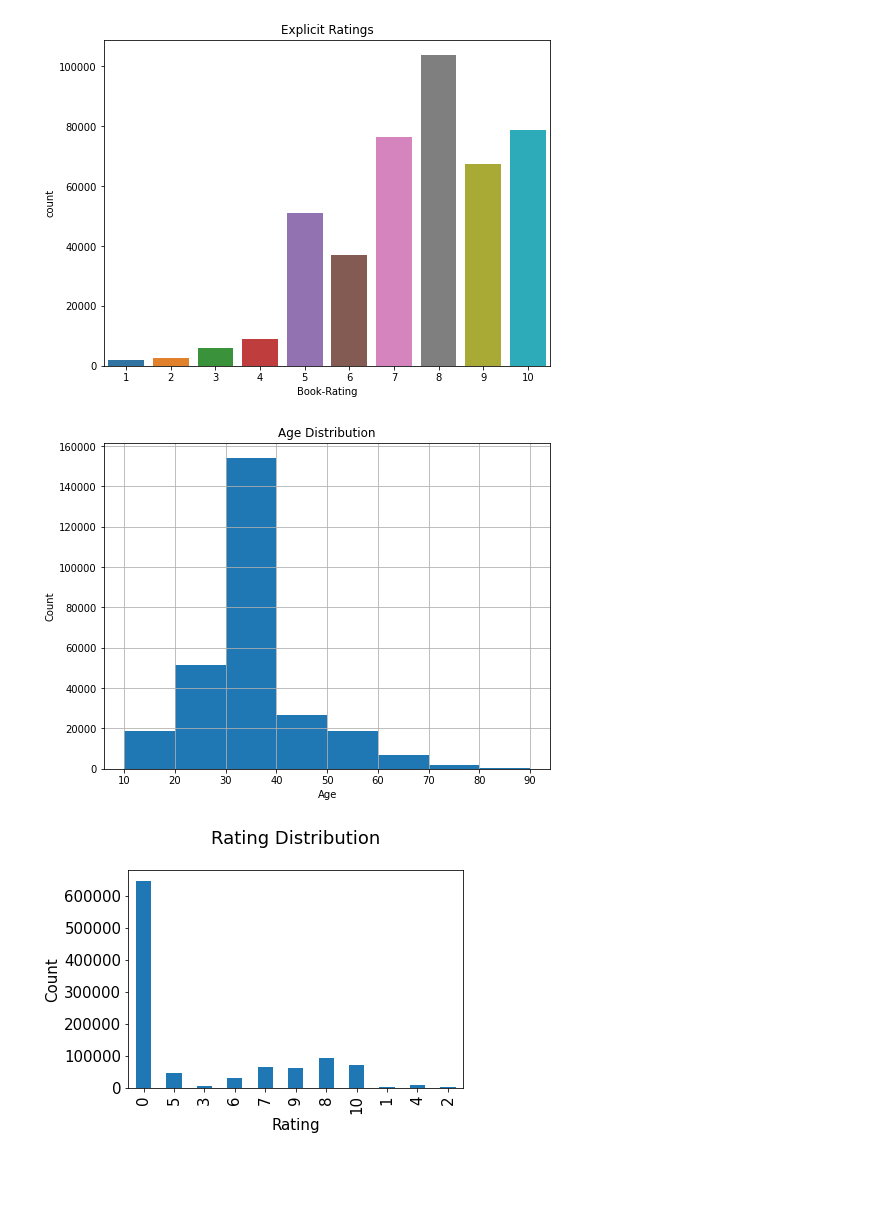
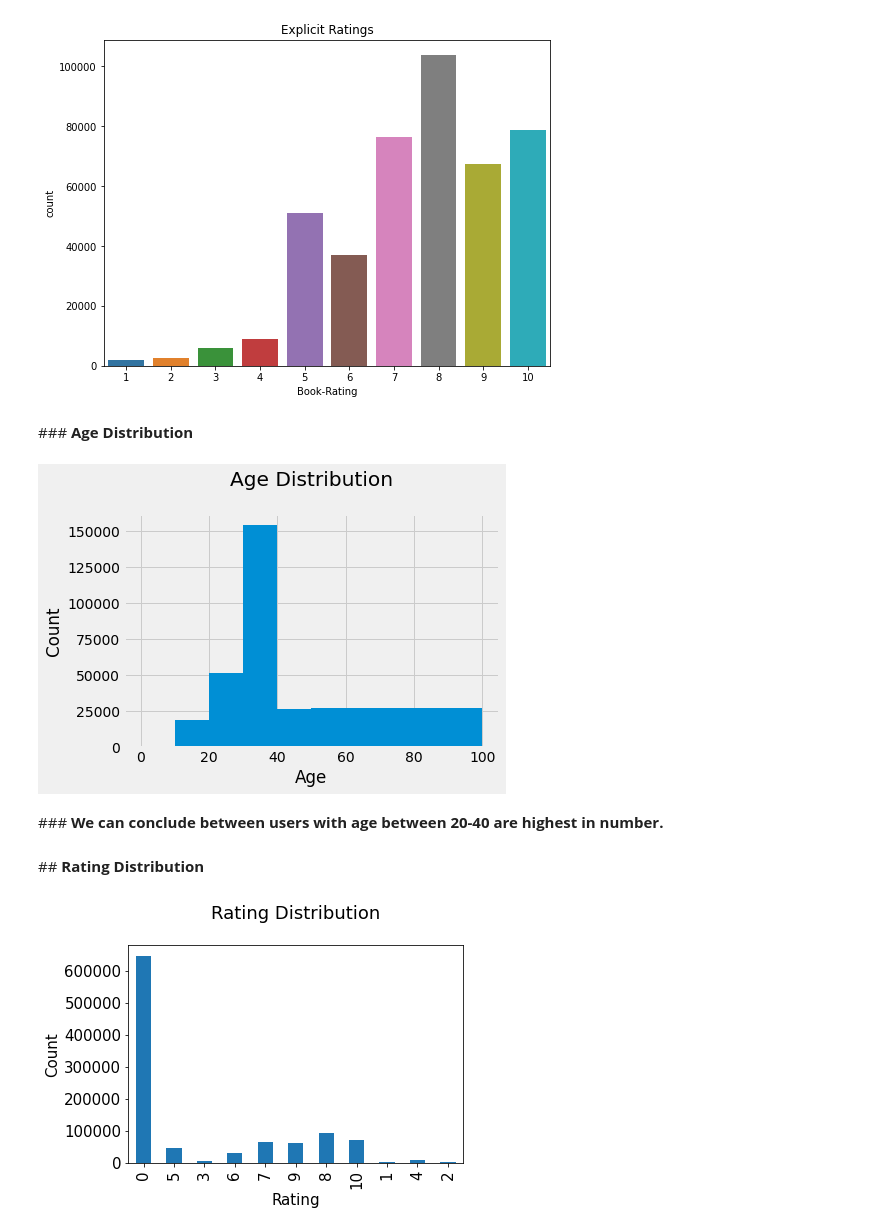
Before and after one commit to SachinSPanchal/Book-Recomendation-Sytem, a Jupyter notebook: Final_Book_Recommendation_system.ipynb, the cells around one changed output. Cells and saved outputs as stored; diff of their text form; code cells hidden in the pictures; blank space fills up the shorter version.

```diff
--- a/Final_Book_Recommendation_system.ipynb
+++ b/Final_Book_Recommendation_system.ipynb
@@ -563,16 +580,20 @@ plt.title("Explicit Ratings")
 # %% [output]
 Text(0.5, 1.0, 'Explicit Ratings')
 [figure]
+# %% [markdown]
+###<b> Age Distribution
 # %%
-#Age distribution
-plt.figure(figsize=(8,6))
-users.Age.hist(bins=[10*i for i in range(1, 10)])
-plt.title('Age Distribution')
+users.Age.hist(bins=[0, 10, 20, 30, 40, 50, 100])
+plt.title('Age Distribution\n')
 plt.xlabel('Age')
 plt.ylabel('Count')
 plt.show()
 # %% [output]
-[figure, old version]
+[figure, new version]
+# %% [markdown]
+###<b> We can conclude between users with age between 20-40 are highest in number.
+# %% [markdown]
+##<b> Rating Distribution
 # %%
 plt.rc("font", size=15)
 ratings_new['Book-Rating'].value_counts(sort=False).plot(kind='bar')
```
Also changed, not shown: parts of 18 cells of this notebook.
